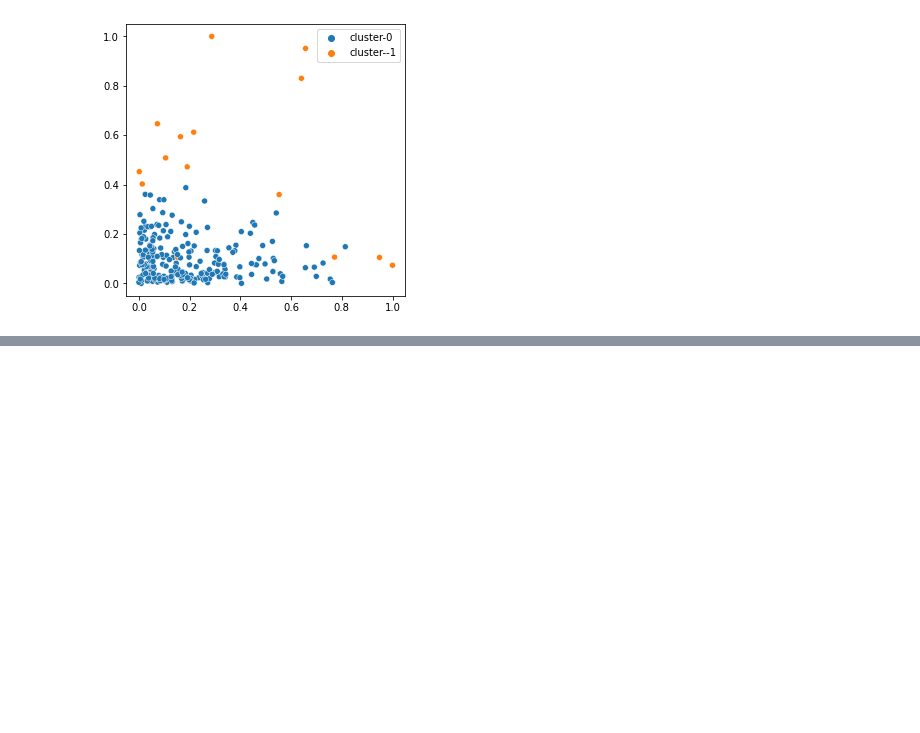
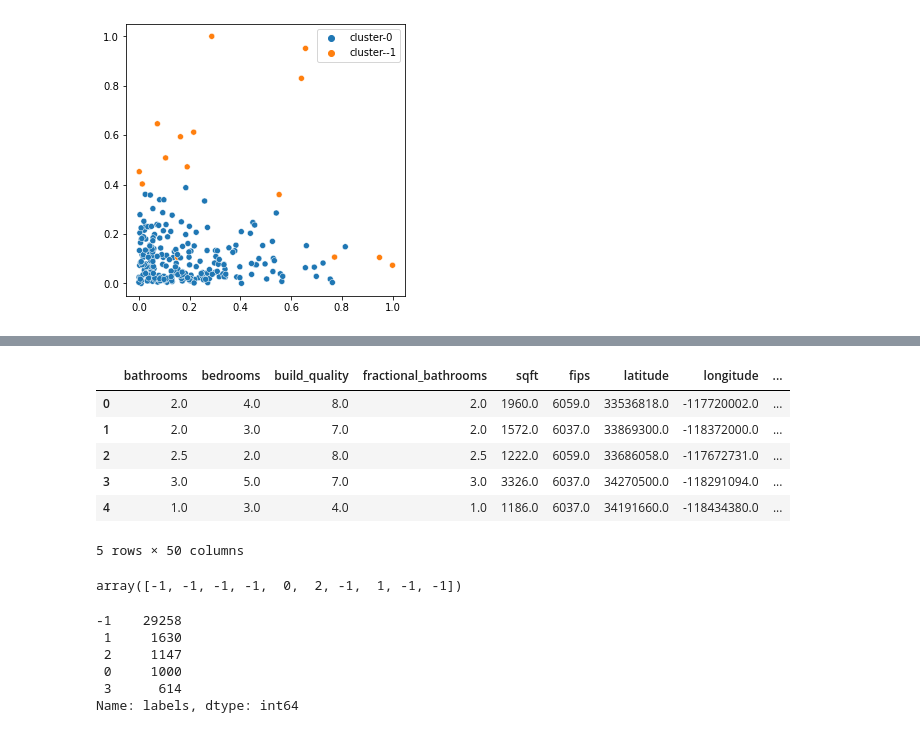
Before and after one commit to david-ryan-alviola/anomaly-detection-exercises, a Jupyter notebook: clustering_anomaly_detection.ipynb, the cells around one changed output, grey strips where cells are left out. Drawn from its saved outputs; the diff is of its cells as text; code cells hidden in the pictures; blank space fills up the shorter version.

```diff
--- a/clustering_anomaly_detection.ipynb
+++ b/clustering_anomaly_detection.ipynb
@@ -260,0 +279,5 @@ sns.scatterplot(np_array[:,0], np_array[:,1], hue=["cluster-{}".format(x) for x
+# %%
+scale_cols = ['fractional_bathrooms', 'bedrooms', 'sqft', 'build_quality', 'age']
+
+train_scaled, validate_scaled, test_scaled = utils.generate_scaled_splits(train[scale_cols], validate[scale_cols],\
+                                                                          test[scale_cols])
@@ -260,0 +296,25 @@ sns.scatterplot(np_array[:,0], np_array[:,1], hue=["cluster-{}".format(x) for x
+# %%
+train.head()
+# %% [output]
+|  | bathrooms | bedrooms | build_quality | fractional_bathrooms | sqft | fips | latitude | longitude | ... |
+| 0 | 2.0 | 4.0 | 8.0 | 2.0 | 1960.0 | 6059.0 | 33536818.0 | -117720002.0 | ... |
+| 1 | 2.0 | 3.0 | 7.0 | 2.0 | 1572.0 | 6037.0 | 33869300.0 | -118372000.0 | ... |
+| 2 | 2.5 | 2.0 | 8.0 | 2.5 | 1222.0 | 6059.0 | 33686058.0 | -117672731.0 | ... |
+| 3 | 3.0 | 5.0 | 7.0 | 3.0 | 3326.0 | 6037.0 | 34270500.0 | -118291094.0 | ... |
+| 4 | 1.0 | 3.0 | 4.0 | 1.0 | 1186.0 | 6037.0 | 34191660.0 | -118434380.0 | ... |
+5 rows × 50 columns
+# %%
+labels = dbsc.labels_
+labels[0:10]
+# %% [output]
+array([-1, -1, -1, -1,  0,  2, -1,  1, -1, -1])
+# %%
+train['labels'] = labels
+train.labels.value_counts()
+# %% [output]
+-1    29258
+ 1     1630
+ 2     1147
+ 0     1000
+ 3      614
+Name: labels, dtype: int64
```
Also changed, not shown: parts of 13 cells of this notebook, 5 other files.
